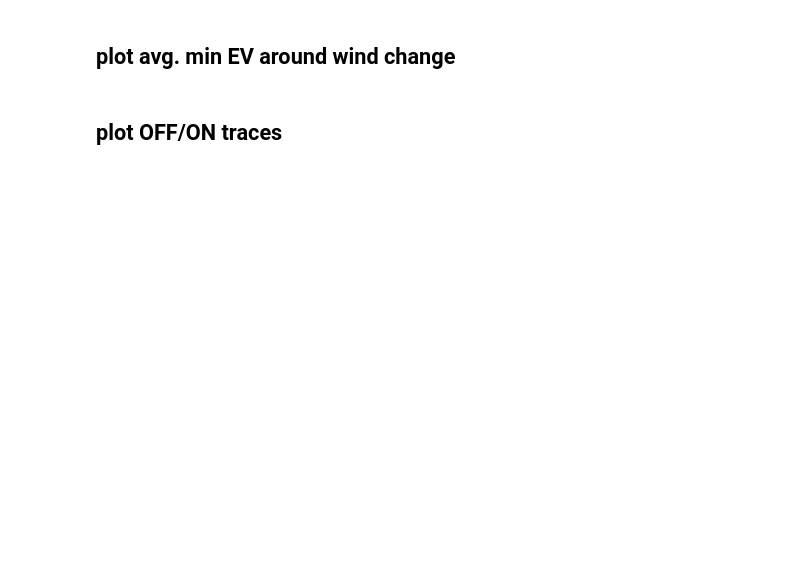
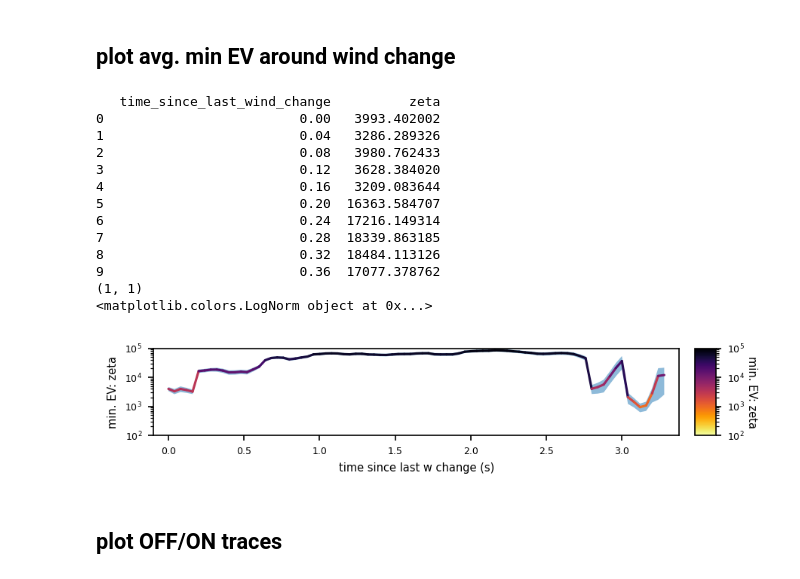
Before and after one commit to lolrenceH/pybounds, a Jupyter notebook: examples/observability_visualize.ipynb, the cells around one changed output. Drawn from its saved outputs; the diff is of its cells as text; code cells hidden in the pictures; blank space fills up the shorter version.

```diff
--- a/examples/observability_visualize.ipynb
+++ b/examples/observability_visualize.ipynb
@@ -8,17 +8,14 @@ import os
 import sys
 import numpy as np
 
+eval_pkl = '/src/data/wind_sensing/apparent_wind_visual_feedback/sw_dist_logstep_wind_0.001_debug_yes_vec_norm_train_actor_std/eval/plume_14421_37e2cd4be4c96943d0341849b40f81eb/noisy3x5b5_more_offsets.pkl'
 # eval_pkl = '/src/data/wind_sensing/apparent_wind_visual_feedback/sw_dist_logstep_wind_0.001_debug_yes_vec_norm_train_actor_std/eval/plume_14421_37e2cd4be4c96943d0341849b40f81eb/noisy3x5b5.pkl'
-eval_pkl = '/src/data/wind_sensing/apparent_wind_visual_feedback/sw_dist_logstep_wind_0.001_debug_yes_vec_norm_train_actor_std/eval/plume_3492_45513dd8ac9d9cdbb3a34f957436f7af/noisy3x5b5.pkl'
 obs_pkl = eval_pkl.replace(".pkl", "_observability_test.pkl")
 eval_folder = os.path.dirname(eval_pkl) + '/'
 dataset = os.path.basename(eval_pkl).replace('.pkl', '')
-# K = int(sys.argv[2]) # number of states
-# seed = int(sys.argv[3]) # number of instances
-# np.random.seed(seed)
 
 model_name = os.path.basename(os.path.dirname(eval_folder)).split('_')[1]
 print(f"now visualizing {model_name}, {dataset}")
-# out_fname = f"HMMGLM_seed{model_name}_randSeed{seed}_K{K}.npz"
-# out_path = os.path.join(eval_folder, out_fname)
-# print(f"results will be saved to {out_path}")
+# check if obs file exists
+if not os.path.exists(obs_pkl):
+    print(f"Observability file {obs_pkl} not found")
@@ -385,6 +374,6 @@ plt.scatter(x.index, x[0], c=filtered_df[filtered_df['ep_idx'] == 160]['wind_ang
 # %%
 # plot average EV over time since last wind change with std ON plume
-subset_df = EV_no_nan
+subset_df = EV_no_nan.copy()
 subset_df = subset_df.groupby('time_since_last_wind_change')['zeta'].mean().reset_index()
 print(subset_df.head(10))
 subset_df['std'] = EV_no_nan.groupby('time_since_last_wind_change').std().reset_index()['zeta']
@@ -407,30 +396,45 @@ log_tick_low = int(np.floor(np.log10(min_ev)))
 cnorm = mpl.colors.LogNorm(10**log_tick_low, 10**log_tick_high)
 
 for n, state_name in enumerate(states):
     # colorline(x_sim['x'], x_sim['y'], subset_df[state_name].values, ax=ax[n, 0], cmap=cmap, norm=cnorm)
     colorline(subset_df['time_since_last_wind_change'], subset_df[state_name].values, subset_df[state_name].values, ax=ax[n, 0], cmap=cmap, norm=cnorm)
     # add std
     ax[n, 0].fill_between(subset_df['time_since_last_wind_change'], subset_df[state_name].values-subset_df['ste'], subset_df[state_name].values+subset_df['ste'], alpha=0.5)
     # Colorbar
     cax = ax[n, -1].inset_axes([1.03, 0.0, 0.04, 1.0])
     cbar = fig.colorbar(mpl.cm.ScalarMappable(norm=cnorm, cmap=cmap), cax=cax,
                         ticks=np.logspace(log_tick_low, log_tick_high, log_tick_high-log_tick_low + 1))
     cbar.set_label('min. EV: ' + state_name, rotation=270, fontsize=7, labelpad=8)
     cbar.ax.tick_params(labelsize=6)
 
     ax[n, 0].set_ylim(10**log_tick_low, 10**log_tick_high)
     ax[n, 0].set_yscale('log')
     ax[n, 0].set_ylabel('min. EV: ' + state_name, fontsize=7)
     ax[n, 0].set_yticks(np.logspace(log_tick_low, log_tick_high, log_tick_high-log_tick_low + 1))
 
 
 for a in ax.flat:
     a.tick_params(axis='both', labelsize=6)
 
 for a in ax[:, 0]:
     a.set_xlabel('time since last w change (s)', fontsize=7)
     a.set_xlim(-0.1, subset_df['time_since_last_wind_change'].max() + 0.1)
 
 fig.subplots_adjust(left=None, bottom=None, right=None, top=None, wspace=0.3, hspace=0.4)
 
 plt.show()
+# %% [output]
+   time_since_last_wind_change          zeta
+0                         0.00   3993.402002
+1                         0.04   3286.289326
+2                         0.08   3980.762433
+3                         0.12   3628.384020
+4                         0.16   3209.083644
+5                         0.20  16363.584707
+6                         0.24  17216.149314
+7                         0.28  18339.863185
+8                         0.32  18484.113126
+9                         0.36  17077.378762
+(1, 1)
+<matplotlib.colors.LogNorm object at 0x...>
+[figure, added]
```
Also changed, not shown: parts of 30 cells of this notebook.
